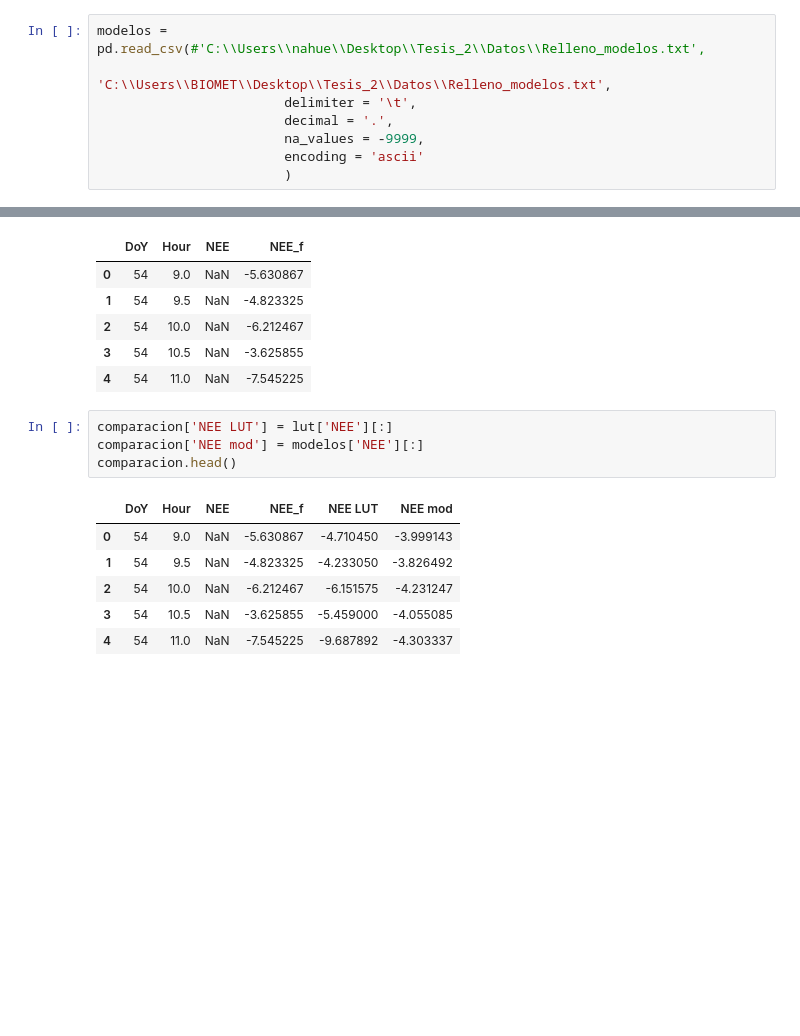
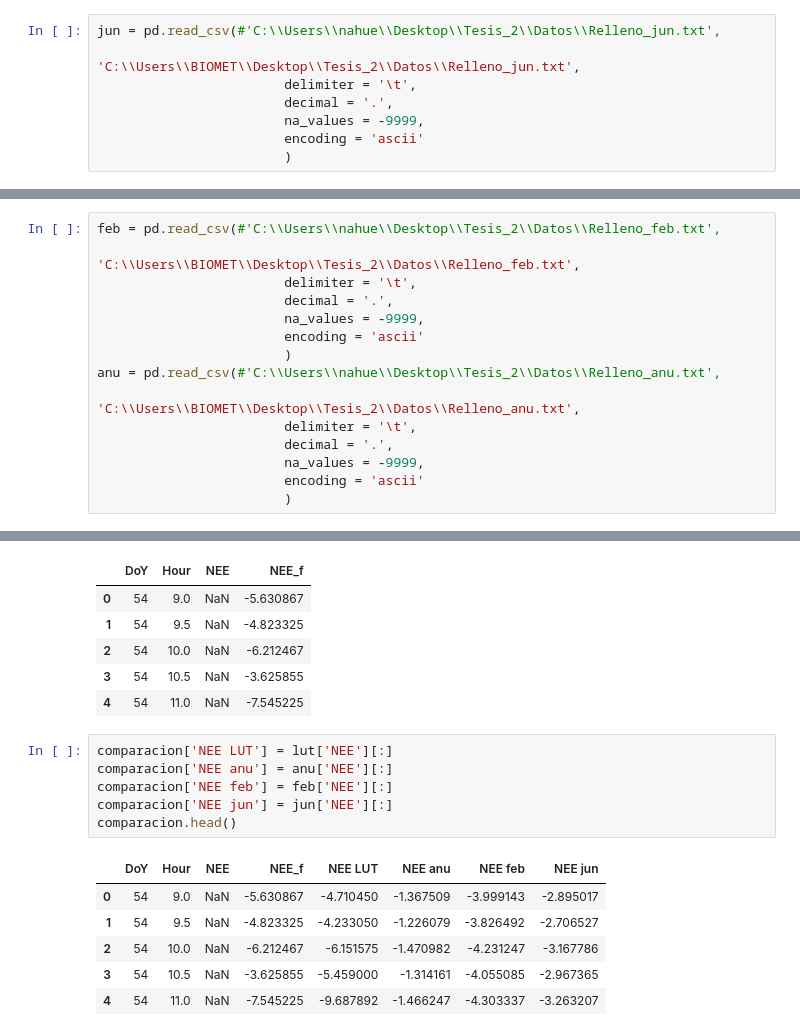
Before and after one commit to Nahu-11/Tesis, a Jupyter notebook: New scripts/Comparacion.ipynb, the cells around one changed output, grey strips where cells are left out. Saved outputs shown, nothing was run; the diff lists cells and outputs as text; blank space fills up the shorter version.

```diff
--- a/New scripts/Comparacion.ipynb
+++ b/New scripts/Comparacion.ipynb
@@ -27,8 +27,8 @@ def cifras_signif(i, cifras = 3):
     texto = str('{:g}'.format(float('{:.{p}g}'.format(i, p = cifras))))
     return texto
 # %%
-modelos = pd.read_csv(#'C:\\Users\\nahue\\Desktop\\Tesis_2\\Datos\\Relleno_modelos.txt',
-                        'C:\\Users\\BIOMET\\Desktop\\Tesis_2\\Datos\\Relleno_modelos.txt',
+jun = pd.read_csv(#'C:\\Users\\nahue\\Desktop\\Tesis_2\\Datos\\Relleno_jun.txt',
+                        'C:\\Users\\BIOMET\\Desktop\\Tesis_2\\Datos\\Relleno_jun.txt',
                         delimiter = '\t',
                         decimal = '.',
                         na_values = -9999,
@@ -56 +56,16 @@ dtype: object
 max      355.000000     23.625000     14.427700
+# %%
+feb = pd.read_csv(#'C:\\Users\\nahue\\Desktop\\Tesis_2\\Datos\\Relleno_feb.txt',
+                        'C:\\Users\\BIOMET\\Desktop\\Tesis_2\\Datos\\Relleno_feb.txt',
+                        delimiter = '\t',
+                        decimal = '.',
+                        na_values = -9999,
+                        encoding = 'ascii'
+                        )
+anu = pd.read_csv(#'C:\\Users\\nahue\\Desktop\\Tesis_2\\Datos\\Relleno_anu.txt',
+                        'C:\\Users\\BIOMET\\Desktop\\Tesis_2\\Datos\\Relleno_anu.txt',
+                        delimiter = '\t',
+                        decimal = '.',
+                        na_values = -9999,
+                        encoding = 'ascii'
+                        )
@@ -123,15 +178,17 @@ comparacion.head()
 | 4 | 54 | 11.0 | NaN | -7.545225 |
 # %%
 comparacion['NEE LUT'] = lut['NEE'][:]
-comparacion['NEE mod'] = modelos['NEE'][:]
+comparacion['NEE anu'] = anu['NEE'][:]
+comparacion['NEE feb'] = feb['NEE'][:]
+comparacion['NEE jun'] = jun['NEE'][:]
 comparacion.head()
 # %% [output]
-|  | DoY | Hour | NEE | NEE_f | NEE LUT | NEE mod |
-| 0 | 54 | 9.0 | NaN | -5.630867 | -4.710450 | -3.999143 |
-| 1 | 54 | 9.5 | NaN | -4.823325 | -4.233050 | -3.826492 |
-| 2 | 54 | 10.0 | NaN | -6.212467 | -6.151575 | -4.231247 |
-| 3 | 54 | 10.5 | NaN | -3.625855 | -5.459000 | -4.055085 |
-| 4 | 54 | 11.0 | NaN | -7.545225 | -9.687892 | -4.303337 |
+|  | DoY | Hour | NEE | NEE_f | NEE LUT | NEE anu | NEE feb | NEE jun |
+| 0 | 54 | 9.0 | NaN | -5.630867 | -4.710450 | -1.367509 | -3.999143 | -2.895017 |
+| 1 | 54 | 9.5 | NaN | -4.823325 | -4.233050 | -1.226079 | -3.826492 | -2.706527 |
+| 2 | 54 | 10.0 | NaN | -6.212467 | -6.151575 | -1.470982 | -4.231247 | -3.167786 |
+| 3 | 54 | 10.5 | NaN | -3.625855 | -5.459000 | -1.314161 | -4.055085 | -2.967365 |
+| 4 | 54 | 11.0 | NaN | -7.545225 | -9.687892 | -1.466247 | -4.303337 | -3.263207 |
 # %%
 comparacion.tail()
 # %% [output]
```
Also changed, not shown: parts of 25 cells of this notebook.
